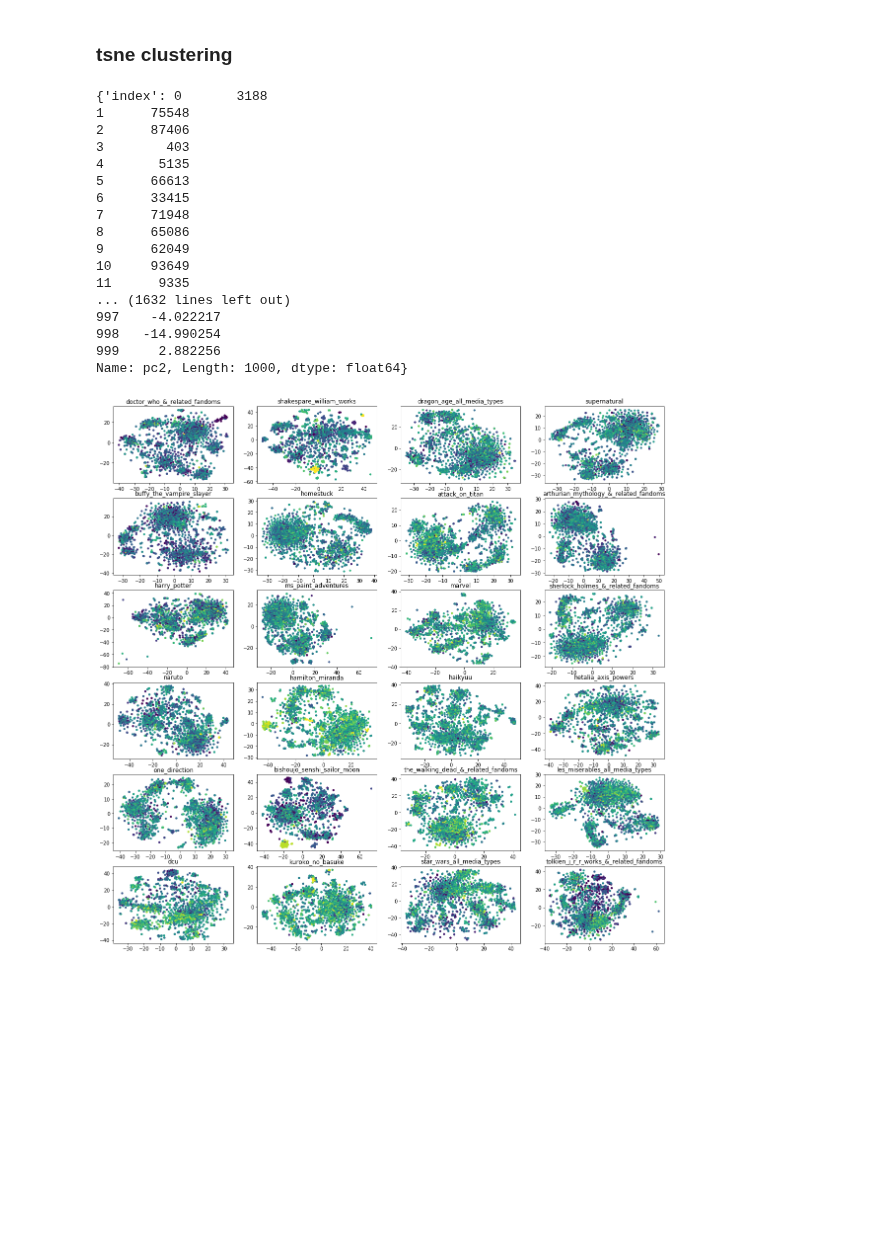
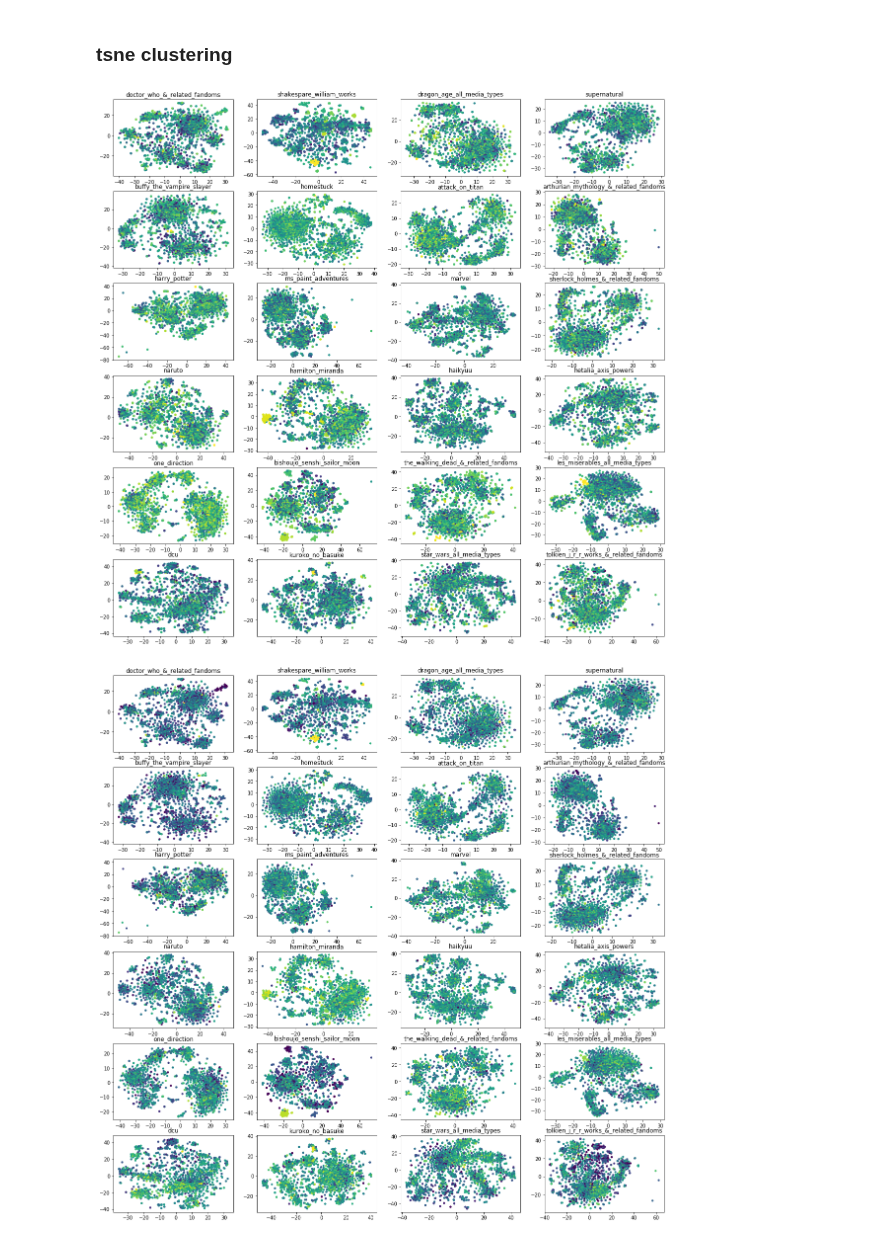
Before and after one commit to yzjing/ao3_old, a Jupyter notebook: exps/20180521_clustering/tsne.ipynb, the cells around one changed output. Drawn from its saved outputs; the diff is of its cells as text; code cells hidden in the pictures; blank space fills up the shorter version.

```diff
--- a/exps/20180521_clustering/tsne.ipynb
+++ b/exps/20180521_clustering/tsne.ipynb
@@ -34,25 +35,3 @@ fandom_list
  'tolkien_j_r_r_works_&_related_fandoms_tfidf_tsne.tsv']
 # %% [markdown]
 ### tsne clustering
-# %%
-df = pd.read_csv(os.path.join(data_path,'tolkien_j_r_r_works_&_related_fandoms_tfidf_tsne.tsv'), sep = '\t')
-df = df[df['pc2'] > -40]
-print(dict(df))
-# %% [output]
-{'index': 0       3188
-1      75548
-2      87406
-3        403
-4       5135
-5      66613
-6      33415
-7      71948
-8      65086
-9      62049
-10     93649
-11      9335
-... (1632 lines left out)
-997    -4.022217
-998   -14.990254
-999     2.882256
-Name: pc2, Length: 1000, dtype: float64}
@@ -58,0 +49,19 @@ Name: pc2, Length: 1000, dtype: float64}
+# %%
+plt.figure(figsize = (20,20))
+for i,fandom in enumerate(fandom_list):
+
+    df = pd.read_csv(os.path.join(data_path,fandom), sep = '\t')
+    df = df.sort_values(by = "pc1")[15:-15]
+    df = df.sort_values(by = "pc2")[15:-15]
+    df = df.replace([np.inf, -np.inf], np.nan)
+
+#     kmin = min(df['PublishDate'])
+#     kmax = max(df['PublishDate'])
+
+    plt.subplot(6,4,i+1)
+#     norm = colors.Normalize(vmin = kmin, vmax = kmax)
+    plt.scatter(df['pc1'], df['pc2'], c=np.log(df['Words']), cmap = 'viridis', s = 12)
+    plt.title(fandom.replace('_tfidf_tsne.tsv', ''))
+#     plt.savefig('tsne_plot_history.pdf', type='pdf')
+# %% [output]
+[figure, added]
```
Also changed, not shown: parts of 5 cells of this notebook, 7 other files.
